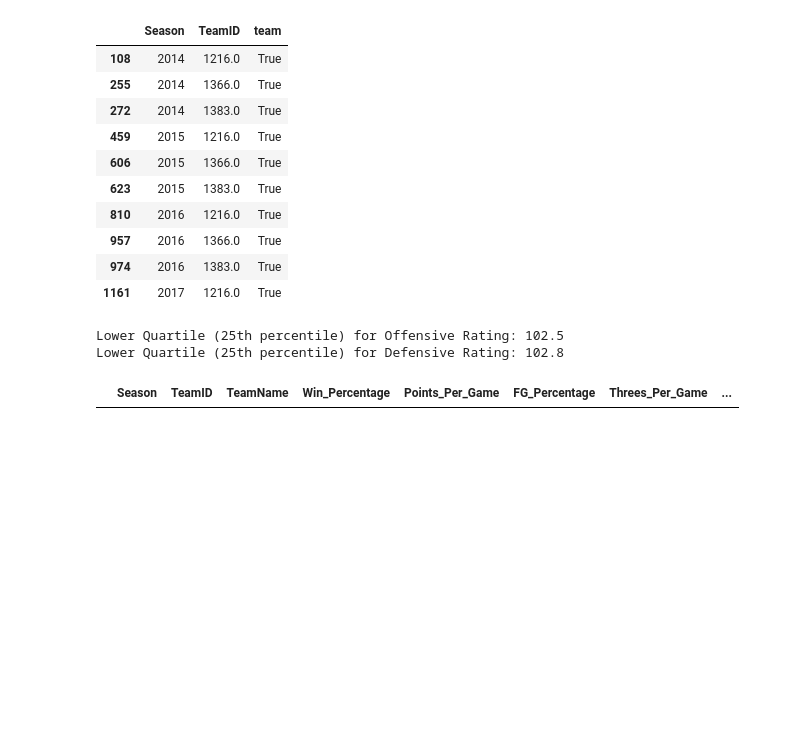
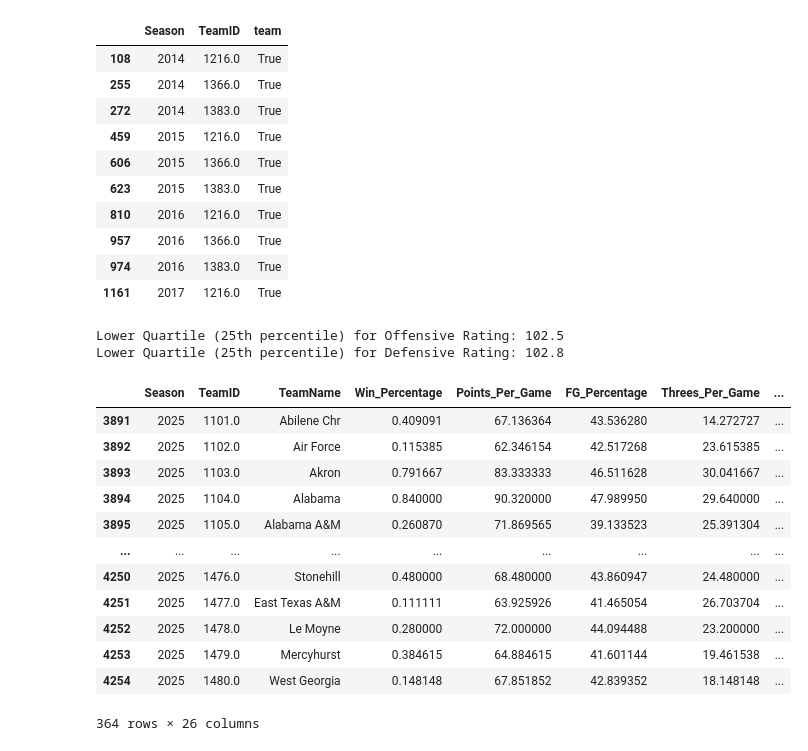
Before and after one commit to alexreid-14/March_ML_Mania_2025, a Jupyter notebook: preprocessing/ml/mens_ml_preprocessing.ipynb, the cells around one changed output. Drawn from its saved outputs; the diff is of its cells as text; code cells hidden in the pictures; blank space fills up the shorter version.

```diff
--- a/preprocessing/ml/mens_ml_preprocessing.ipynb
+++ b/preprocessing/ml/mens_ml_preprocessing.ipynb
@@ -117,12 +118,30 @@ mens_season_data.drop(columns=['School', 'TeamNameSpelling', 'season', 'teamID',
 # %% [output]
 Lower Quartile (25th percentile) for Offensive Rating: 102.5
 Lower Quartile (25th percentile) for Defensive Rating: 102.8
-# %%
-# Select all rows where the 'SOS' column is null
-sos_null_rows = mens_season_data[mens_season_data['offensiveRating'].isnull()]
-sos_null_rows
-# %% [output]
-|  | Season | TeamID | TeamName | Win_Percentage | Points_Per_Game | FG_Percentage | Threes_Per_Game | ... |
+# %%
+# Output 2025 season for final predictions
+pd.set_option("display.max_columns", None)
+mens_25_data = mens_season_data[mens_season_data['Season'] == 2025]
+
+output_dir = Path("../..") / "data" / "modeling"
+output_dir.mkdir(parents=True, exist_ok =True)
+season_output_path = output_dir / "mens_25_season_ml.csv"
+mens_25_data.to_csv(season_output_path, index=False)
+mens_25_data
+# %% [output]
+|  | Season | TeamID | TeamName | Win_Percentage | Points_Per_Game | FG_Percentage | Threes_Per_Game | ... |
+| 3891 | 2025 | 1101.0 | Abilene Chr | 0.409091 | 67.136364 | 43.536280 | 14.272727 | ... |
+| 3892 | 2025 | 1102.0 | Air Force | 0.115385 | 62.346154 | 42.517268 | 23.615385 | ... |
+| 3893 | 2025 | 1103.0 | Akron | 0.791667 | 83.333333 | 46.511628 | 30.041667 | ... |
+| 3894 | 2025 | 1104.0 | Alabama | 0.840000 | 90.320000 | 47.989950 | 29.640000 | ... |
+| 3895 | 2025 | 1105.0 | Alabama A&M | 0.260870 | 71.869565 | 39.133523 | 25.391304 | ... |
+| ... | ... | ... | ... | ... | ... | ... | ... | ... |
+| 4250 | 2025 | 1476.0 | Stonehill | 0.480000 | 68.480000 | 43.860947 | 24.480000 | ... |
+| 4251 | 2025 | 1477.0 | East Texas A&M | 0.111111 | 63.925926 | 41.465054 | 26.703704 | ... |
+| 4252 | 2025 | 1478.0 | Le Moyne | 0.280000 | 72.000000 | 44.094488 | 23.200000 | ... |
+| 4253 | 2025 | 1479.0 | Mercyhurst | 0.384615 | 64.884615 | 41.601144 | 19.461538 | ... |
+| 4254 | 2025 | 1480.0 | West Georgia | 0.148148 | 67.851852 | 42.839352 | 18.148148 | ... |
+364 rows × 26 columns
 # %%
 ## Add team metrics to regular season games to create dataset for supervised ML model
 pd.set_option("display.max_columns",None)
```
Also changed, not shown: parts of 1 cell of this notebook, 8 other files.
